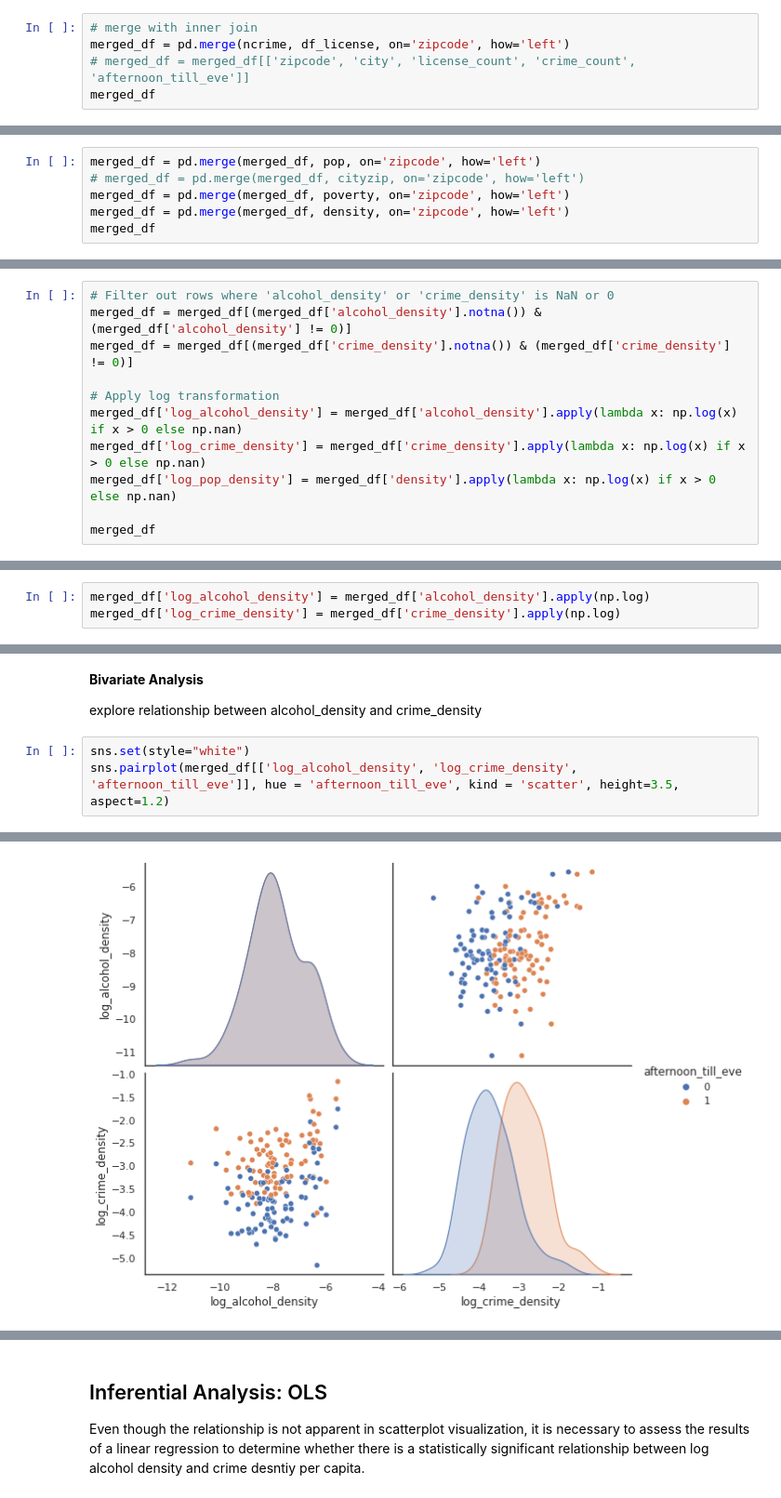
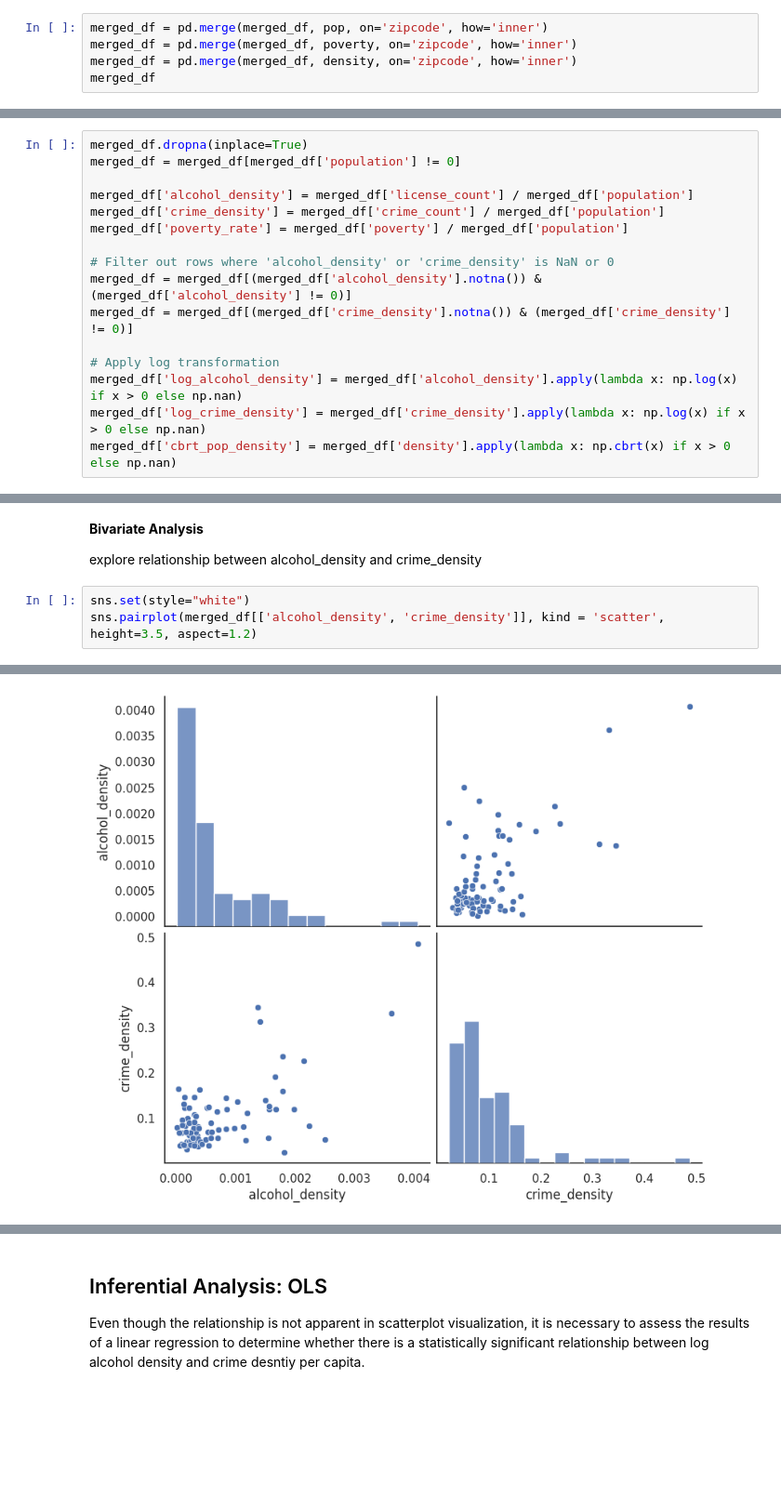
Before and after one commit to KellyyyGSY/poli170a_proj, a Jupyter notebook: POLI170A.ipynb, the cells around one changed output, grey strips where cells are left out. Shown at 93% size. Drawn from its saved outputs; the diff is of its cells as text; blank space fills up the shorter version.

```diff
--- a/POLI170A.ipynb
+++ b/POLI170A.ipynb
@@ -542,6 +343,6 @@ cityzip
 # %%
-# merge with inner join
-merged_df = pd.merge(ncrime, df_license, on='zipcode', how='left')
-# merged_df = merged_df[['zipcode', 'city', 'license_count', 'crime_count', 'afternoon_till_eve']]
+merged_df = pd.merge(merged_df, pop, on='zipcode', how='inner')
+merged_df = pd.merge(merged_df, poverty, on='zipcode', how='inner')
+merged_df = pd.merge(merged_df, density, on='zipcode', how='inner')
 merged_df
 # %% [output]
@@ -561,6 +361,0 @@ merged_df
-# %%
-merged_df = pd.merge(merged_df, pop, on='zipcode', how='left')
-# merged_df = pd.merge(merged_df, cityzip, on='zipcode', how='left')
-merged_df = pd.merge(merged_df, poverty, on='zipcode', how='left')
-merged_df = pd.merge(merged_df, density, on='zipcode', how='left')
-merged_df
@@ -640,4 +362,11 @@ See the caveats in the documentation: https://pandas.pydata.org/pandas-docs/stab
 # %%
+merged_df.dropna(inplace=True)
+merged_df = merged_df[merged_df['population'] != 0]
+
+merged_df['alcohol_density'] = merged_df['license_count'] / merged_df['population']
+merged_df['crime_density'] = merged_df['crime_count'] / merged_df['population']
+merged_df['poverty_rate'] = merged_df['poverty'] / merged_df['population']
+
 # Filter out rows where 'alcohol_density' or 'crime_density' is NaN or 0
 merged_df = merged_df[(merged_df['alcohol_density'].notna()) & (merged_df['alcohol_density'] != 0)]
 merged_df = merged_df[(merged_df['crime_density'].notna()) & (merged_df['crime_density'] != 0)]
@@ -645,7 +374,5 @@ merged_df = merged_df[(merged_df['crime_density'].notna()) & (merged_df['crime_d
 # Apply log transformation
 merged_df['log_alcohol_density'] = merged_df['alcohol_density'].apply(lambda x: np.log(x) if x > 0 else np.nan)
 merged_df['log_crime_density'] = merged_df['crime_density'].apply(lambda x: np.log(x) if x > 0 else np.nan)
-merged_df['log_pop_density'] = merged_df['density'].apply(lambda x: np.log(x) if x > 0 else np.nan)
-
-merged_df
+merged_df['cbrt_pop_density'] = merged_df['density'].apply(lambda x: np.cbrt(x) if x > 0 else np.nan)
 # %% [output]
@@ -829,6 +475,3 @@ From plot above, we may notice that alcohol_density is strongly right skewed, an
-# %%
-merged_df['log_alcohol_density'] = merged_df['alcohol_density'].apply(np.log)
-merged_df['log_crime_density'] = merged_df['crime_density'].apply(np.log)
 # %% [markdown]
 After transformed, the distribution is relatively normal distributed.
 # %%
@@ -863,8 +512,8 @@ plt.show()
 explore relationship between alcohol_density and crime_density
 # %%
 sns.set(style="white")
-sns.pairplot(merged_df[['log_alcohol_density', 'log_crime_density', 'afternoon_till_eve']], hue = 'afternoon_till_eve', kind = 'scatter', height=3.5, aspect=1.2)
+sns.pairplot(merged_df[['alcohol_density', 'crime_density']], kind = 'scatter', height=3.5, aspect=1.2)
 # %% [output]
 <seaborn.axisgrid.PairGrid at 0x...>
-[figure, old version]
+[figure, new version]
 # %%
```
Also changed, not shown: parts of 86 cells of this notebook, 1 other file.
